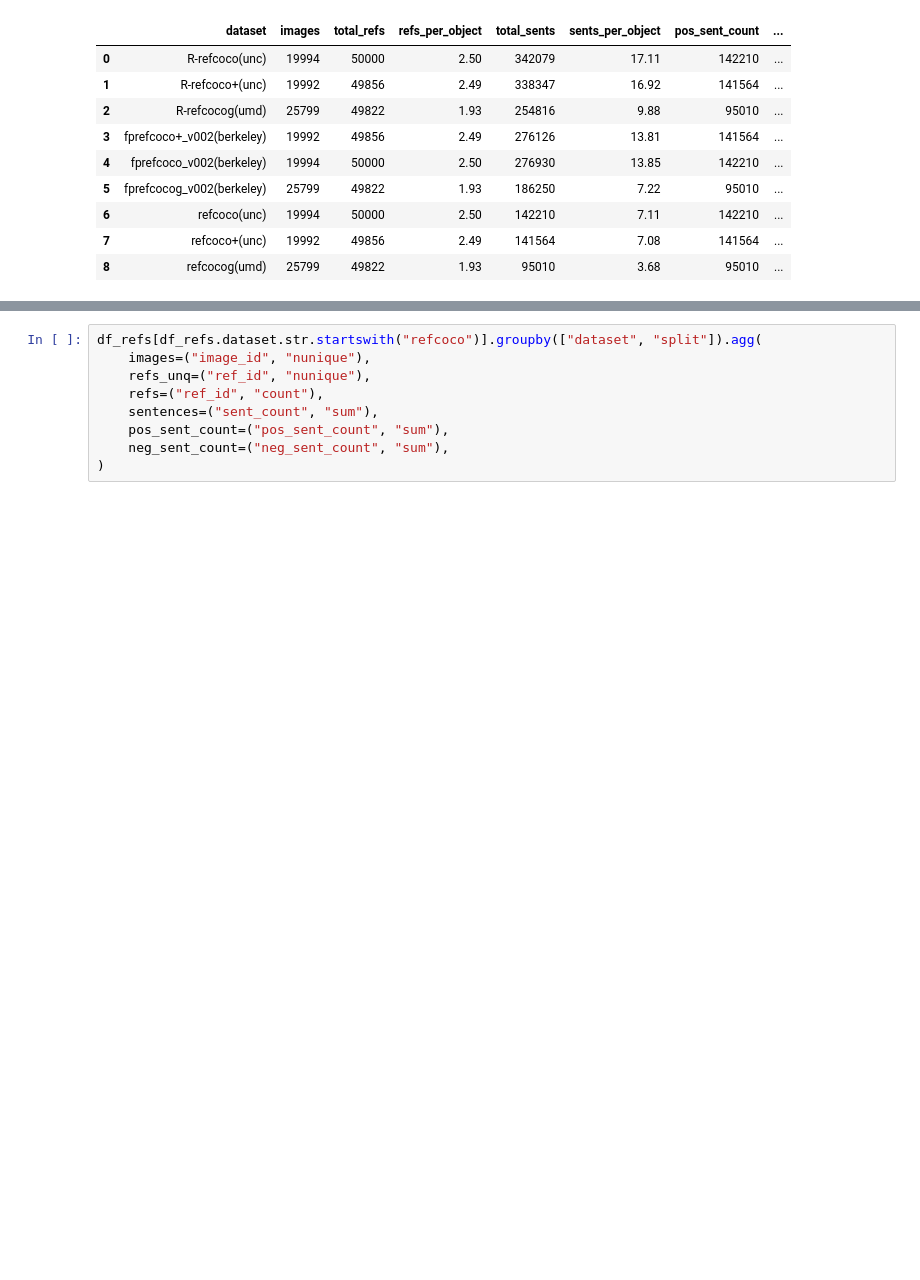
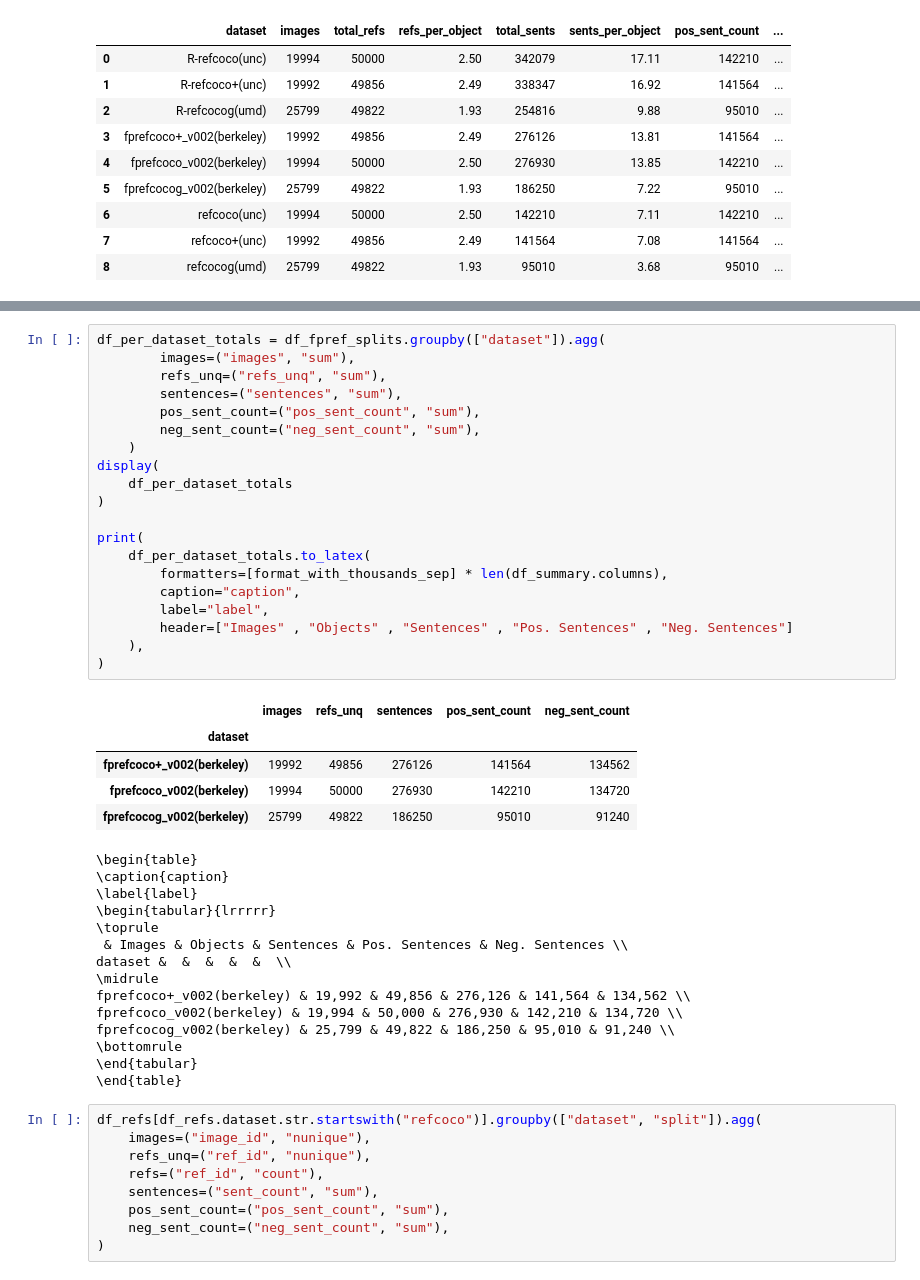
Before and after one commit to GiscardBiamby/cocobetter, a Jupyter notebook: PythonAPI/notebooks/ref_correct/ref_stats.ipynb, the cells around one changed output, grey strips where cells are left out. Drawn from its saved outputs; the diff is of its cells as text; blank space fills up the shorter version.

```diff
--- a/PythonAPI/notebooks/ref_correct/ref_stats.ipynb
+++ b/PythonAPI/notebooks/ref_correct/ref_stats.ipynb
@@ -600,3 +634,43 @@ df_refs[df_refs.dataset.str.startswith("fprefcoco")].groupby(["dataset", "split"
+# %%
+df_per_dataset_totals = df_fpref_splits.groupby(["dataset"]).agg(
+        images=("images", "sum"),
+        refs_unq=("refs_unq", "sum"),
+        sentences=("sentences", "sum"),
+        pos_sent_count=("pos_sent_count", "sum"),
+        neg_sent_count=("neg_sent_count", "sum"),
+    )
+display(
+    df_per_dataset_totals
+)
+
+print(
+    df_per_dataset_totals.to_latex(
+        formatters=[format_with_thousands_sep] * len(df_summary.columns),
+        caption="caption",
+        label="label",
+        header=["Images" , "Objects" , "Sentences" , "Pos. Sentences" , "Neg. Sentences"]
+    ),
+)
+# %% [output]
+|  | images | refs_unq | sentences | pos_sent_count | neg_sent_count |
+| dataset |  |  |  |  |  |
+| fprefcoco+_v002(berkeley) | 19992 | 49856 | 276126 | 141564 | 134562 |
+| fprefcoco_v002(berkeley) | 19994 | 50000 | 276930 | 142210 | 134720 |
+| fprefcocog_v002(berkeley) | 25799 | 49822 | 186250 | 95010 | 91240 |
+\begin{table}
+\caption{caption}
+\label{label}
+\begin{tabular}{lrrrrr}
+\toprule
+ & Images & Objects & Sentences & Pos. Sentences & Neg. Sentences \\
+dataset &  &  &  &  &  \\
+\midrule
+fprefcoco+_v002(berkeley) & 19,992 & 49,856 & 276,126 & 141,564 & 134,562 \\
+fprefcoco_v002(berkeley) & 19,994 & 50,000 & 276,930 & 142,210 & 134,720 \\
+fprefcocog_v002(berkeley) & 25,799 & 49,822 & 186,250 & 95,010 & 91,240 \\
+\bottomrule
+\end{tabular}
+\end{table}
 # %%
 df_refs[df_refs.dataset.str.startswith("refcoco")].groupby(["dataset", "split"]).agg(
     images=("image_id", "nunique"),
```
Also changed, not shown: parts of 3 cells of this notebook, 1 other file.
